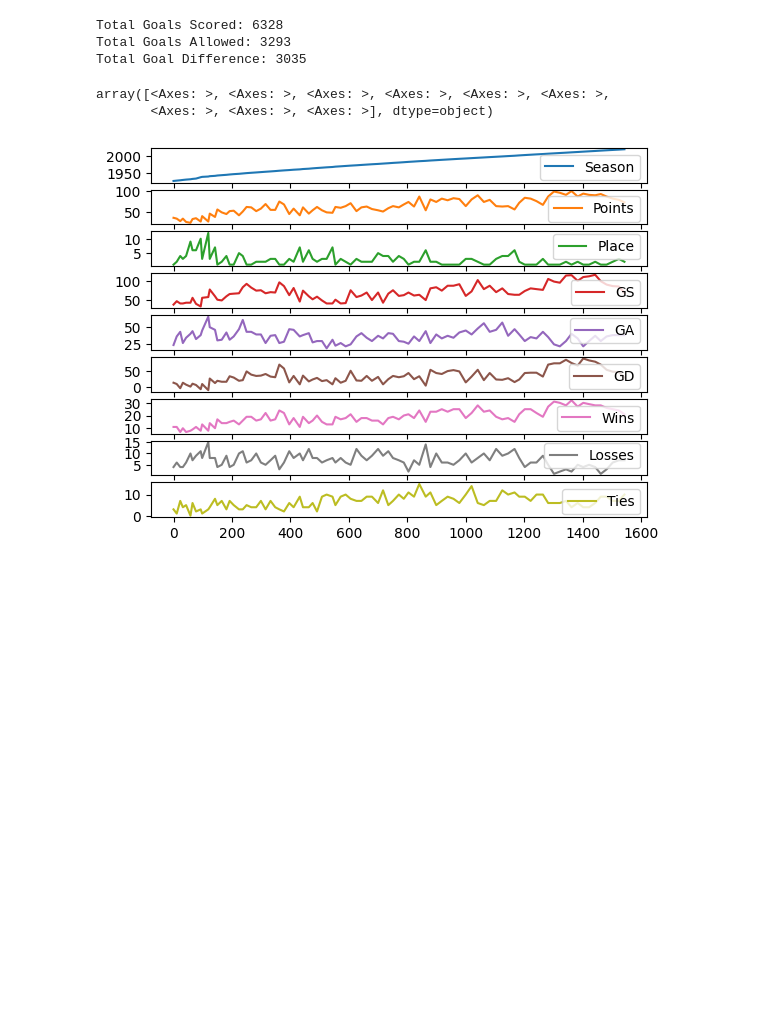
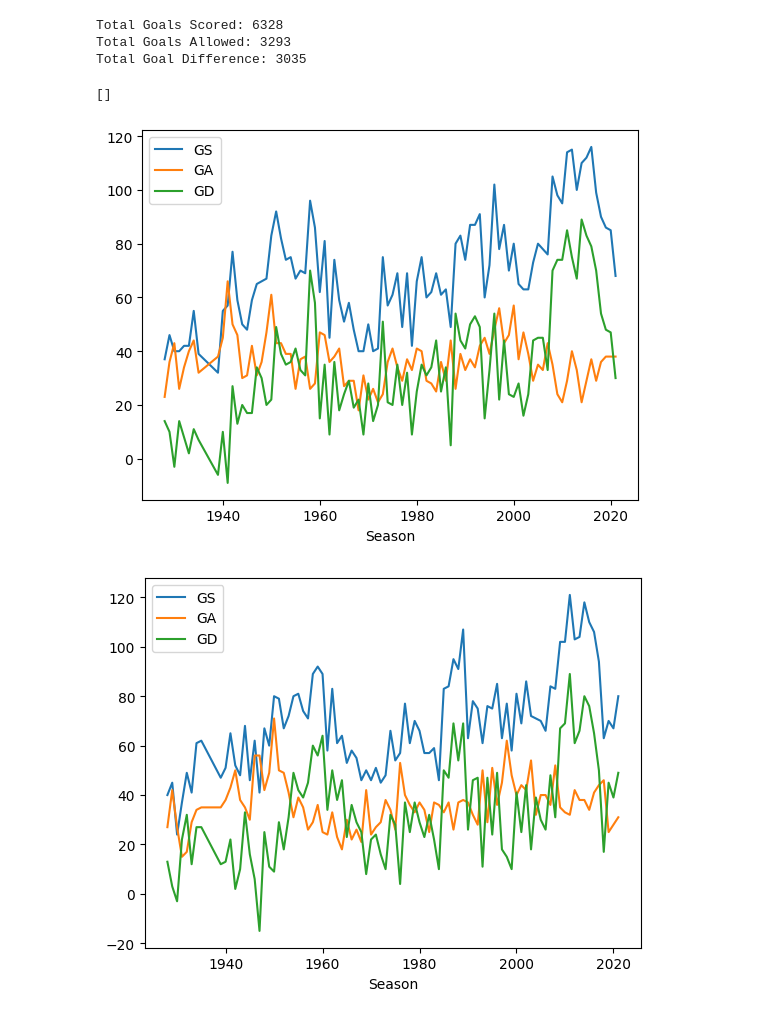
Before and after one commit to EvanDBush/soccer_rivalry_project, a Jupyter notebook: explore.ipynb, the cells around one changed output. Drawn from its saved outputs; the diff is of its cells as text; code cells hidden in the pictures; blank space fills up the shorter version.

Commit message:
still trying other plots

```diff
--- a/explore.ipynb
+++ b/explore.ipynb
@@ -68,9 +68,12 @@ print(f'Total Goal Difference: {barca_total_goal_differential}')
 Total Goals Scored: 6328
 Total Goals Allowed: 3293
 Total Goal Difference: 3035
-# %%
-barcelona_season_results_df.plot(subplots=True)
-# %% [output]
-array([<Axes: >, <Axes: >, <Axes: >, <Axes: >, <Axes: >, <Axes: >,
-       <Axes: >, <Axes: >, <Axes: >], dtype=object)
-[figure, removed]
+# %%
+
+barcelona_season_results_df.plot(x='Season', y = ['GS','GA','GD'])
+real_madrid_season_results_df.plot(x='Season', y = ['GS','GA','GD'])
+plt.plot()
+# %% [output]
+[]
+[figure, added]
+[figure, added]
```
Also changed, not shown: 1 other file.
